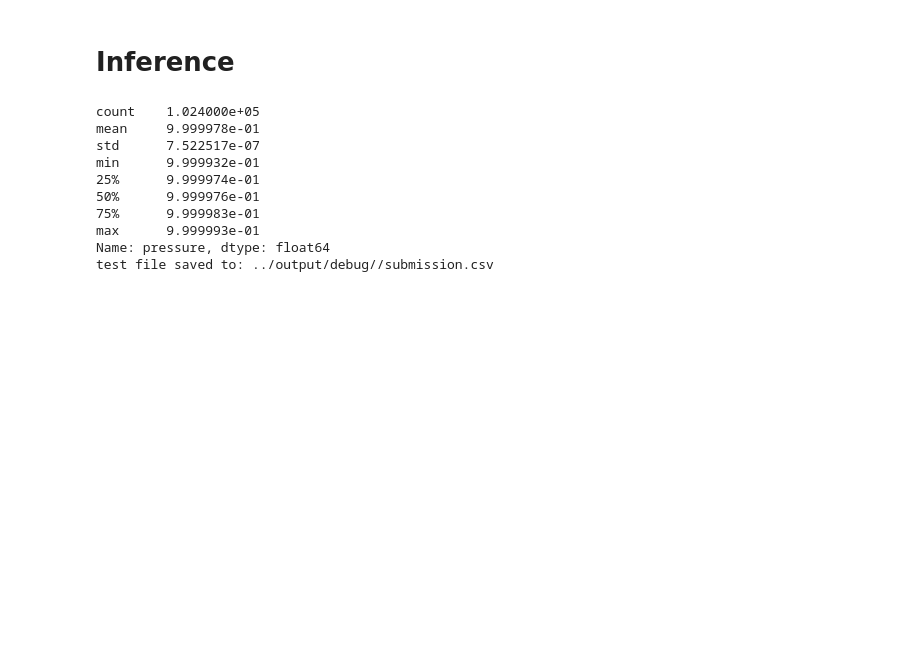
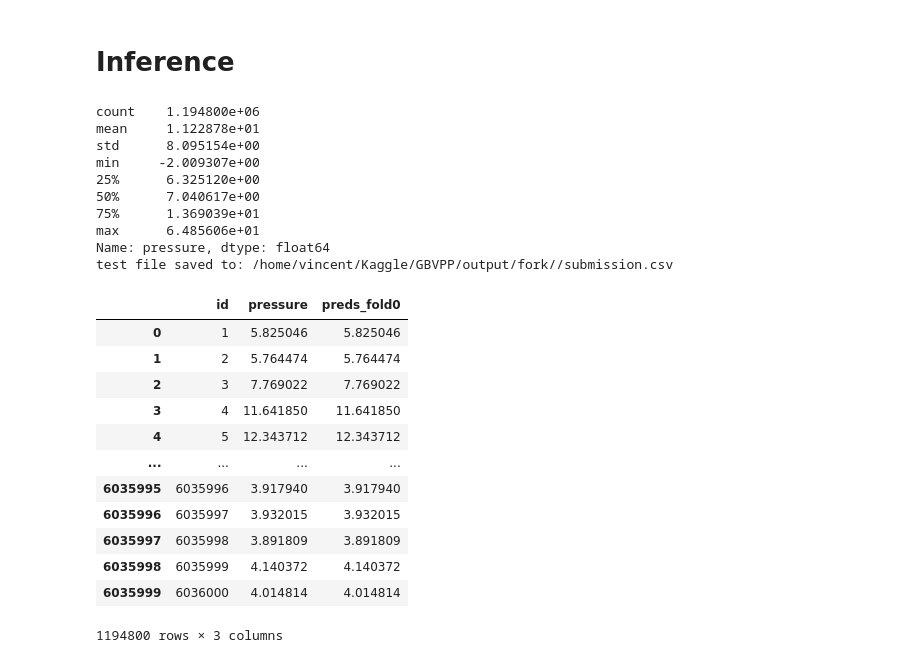
Before and after one commit to ZiyueWang25/GBVPP, a Jupyter notebook: notebook/Model.ipynb, the cells around one changed output. Saved outputs shown, nothing was run; the diff lists cells and outputs as text; code cells hidden in the pictures; blank space fills up the shorter version.

```diff
--- a/notebook/Model.ipynb
+++ b/notebook/Model.ipynb
@@ -155,15 +157,31 @@ torch.cuda.empty_cache()
 # %% [markdown]
 # Inference
 # %%
-test_avg = infer_helper.get_test_avg(test, config)
+test_avg = infer_helper.get_test_avg(train.query("fold==0").copy(), config)
 # %% [output]
-count    1.024000e+05
-mean     9.999978e-01
-std      7.522517e-07
-min      9.999932e-01
-25%      9.999974e-01
-50%      9.999976e-01
-75%      9.999983e-01
-max      9.999993e-01
+count    1.194800e+06
+mean     1.122878e+01
+std      8.095154e+00
+min     -2.009307e+00
+25%      6.325120e+00
+50%      7.040617e+00
+75%      1.369039e+01
+max      6.485606e+01
 Name: pressure, dtype: float64
-test file saved to: ../output/debug//submission.csv
+test file saved to: /home/vincent/Kaggle/GBVPP/output/fork//submission.csv
+# %%
+test_avg
+# %% [output]
+|  | id | pressure | preds_fold0 |
+| 0 | 1 | 5.825046 | 5.825046 |
+| 1 | 2 | 5.764474 | 5.764474 |
+| 2 | 3 | 7.769022 | 7.769022 |
+| 3 | 4 | 11.641850 | 11.641850 |
+| 4 | 5 | 12.343712 | 12.343712 |
+| ... | ... | ... | ... |
+| 6035995 | 6035996 | 3.917940 | 3.917940 |
+| 6035996 | 6035997 | 3.932015 | 3.932015 |
+| 6035997 | 6035998 | 3.891809 | 3.891809 |
+| 6035998 | 6035999 | 4.140372 | 4.140372 |
+| 6035999 | 6036000 | 4.014814 | 4.014814 |
+1194800 rows × 3 columns
```
Also changed, not shown: parts of 5 cells of this notebook, 12 other files.
